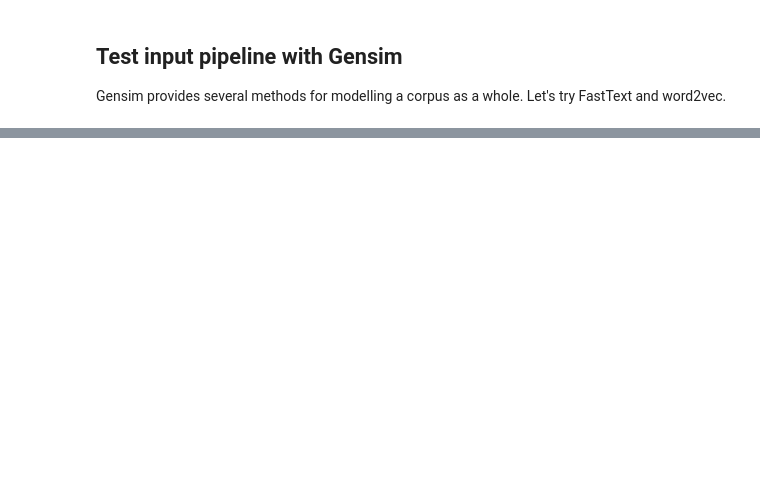
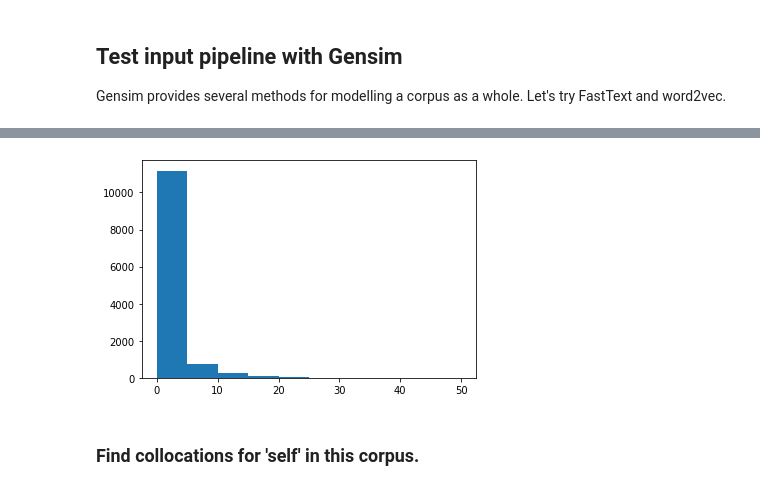
Before and after one commit to sn-code-inside/romantic-self, a Jupyter notebook: jstor-data-first-pass.ipynb, the cells around one changed output, grey strips where cells are left out. Cells and saved outputs as stored; diff of their text form; code cells hidden in the pictures; blank space fills up the shorter version.

```diff
--- a/jstor-data-first-pass.ipynb
+++ b/jstor-data-first-pass.ipynb
@@ -204,0 +21,2 @@ corpus = load_jstor_corpus('20200406-052750-jstor-corpus.p')
+# %%
+corpus = JSTORCorpus.load('data/last-15-years-corpus.p')
@@ -233,0 +35,6 @@ model = FastText()
+# %%
+freqs = []
+for vec in tqdm(corpus):
+    count = len([word for word in vec if word.lower().startswith('romantic')])
+    total = len(vec)
+    freqs.append(count/total*1000)
@@ -233,0 +43,10 @@ model = FastText()
+# %%
+from matplotlib import pyplot as plt
+%matplotlib inline
+
+plt.hist(freqs)
+plt.show()
+# %% [output]
+[figure, added]
+# %% [markdown]
+### Find collocations for 'self' in this corpus.
```
Also changed, not shown: parts of 23 cells of this notebook, 4 other files.
